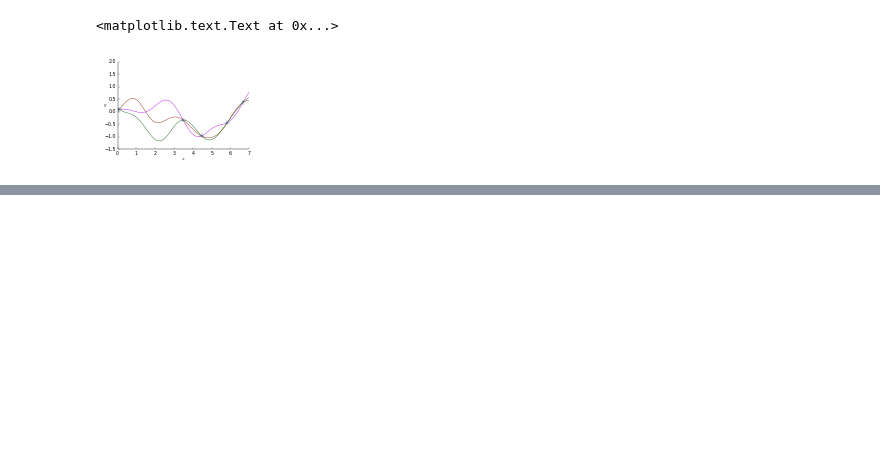
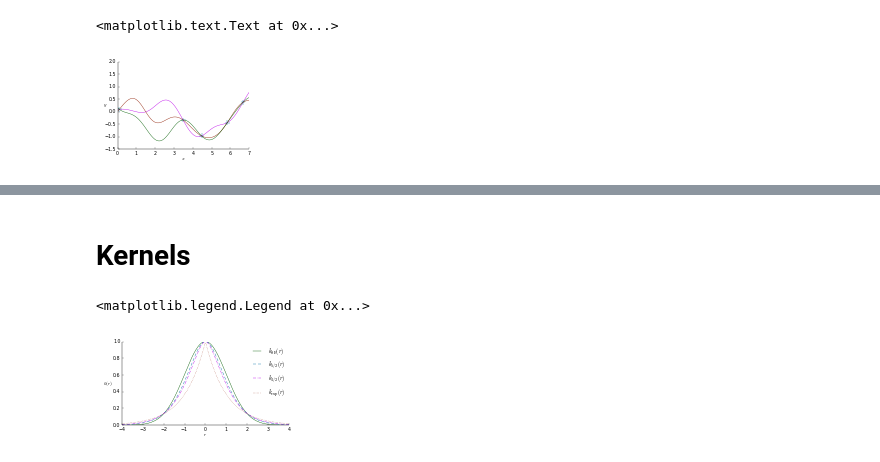
Before and after one commit to jgosmann/plume, a Jupyter notebook: notebooks/GP visualization.ipynb, the cells around one changed output, grey strips where cells are left out. Saved outputs shown, nothing was run; the diff lists cells and outputs as text; code cells hidden in the pictures; blank space fills up the shorter version.

```diff
--- a/notebooks/GP visualization.ipynb
+++ b/notebooks/GP visualization.ipynb
@@ -87,0 +164,29 @@ fig.savefig('../../thesis/plots/gp_sample.pdf')
+# %% [markdown]
+# Kernels
+# %%
+x_range = (-4, 4)
+xs = np.linspace(x_range[0], x_range[1], 250)
+
+fig = plt.figure(figsize=(3, 1.5))
+ax = fig.add_subplot(1, 1, 1)
+
+kernels = [
+    (r'$k_{\mathrm{SE}}(r)$', RBFKernel(1)),
+    (r'$k_{5/2}(r)$', Matern52Kernel(1)),
+    (r'$k_{3/2}(r)$', Matern32Kernel(1)),
+    (r'$k_{\mathrm{exp}}(r)$', ExponentialKernel(1))]
+styles = [tuple(), (3, 2), (3, 1, 0.4, 1), (0.4, 1)]
+
+for (name, k), c, s in zip(kernels, palette.thin, styles):
+    line, = ax.plot(xs, np.squeeze(k(np.atleast_2d(xs).T, np.array([[0]]))), c=c, label=name)
+    line.set_dashes(s)
+
+latexstyle.style_axes(ax)
+ax.set_xlim(*x_range)
+ax.set_ylim(0, 1)
+ax.set_xlabel(r'$r$', labelpad=0)
+ax.set_ylabel(r'$k(r)$', rotation='horizontal', verticalalignment='center')
+ax.legend(frameon=False)
+# %% [output]
+<matplotlib.legend.Legend at 0x...>
+[figure, added]
```
Also changed, not shown: parts of 7 cells of this notebook, 2 other files.
